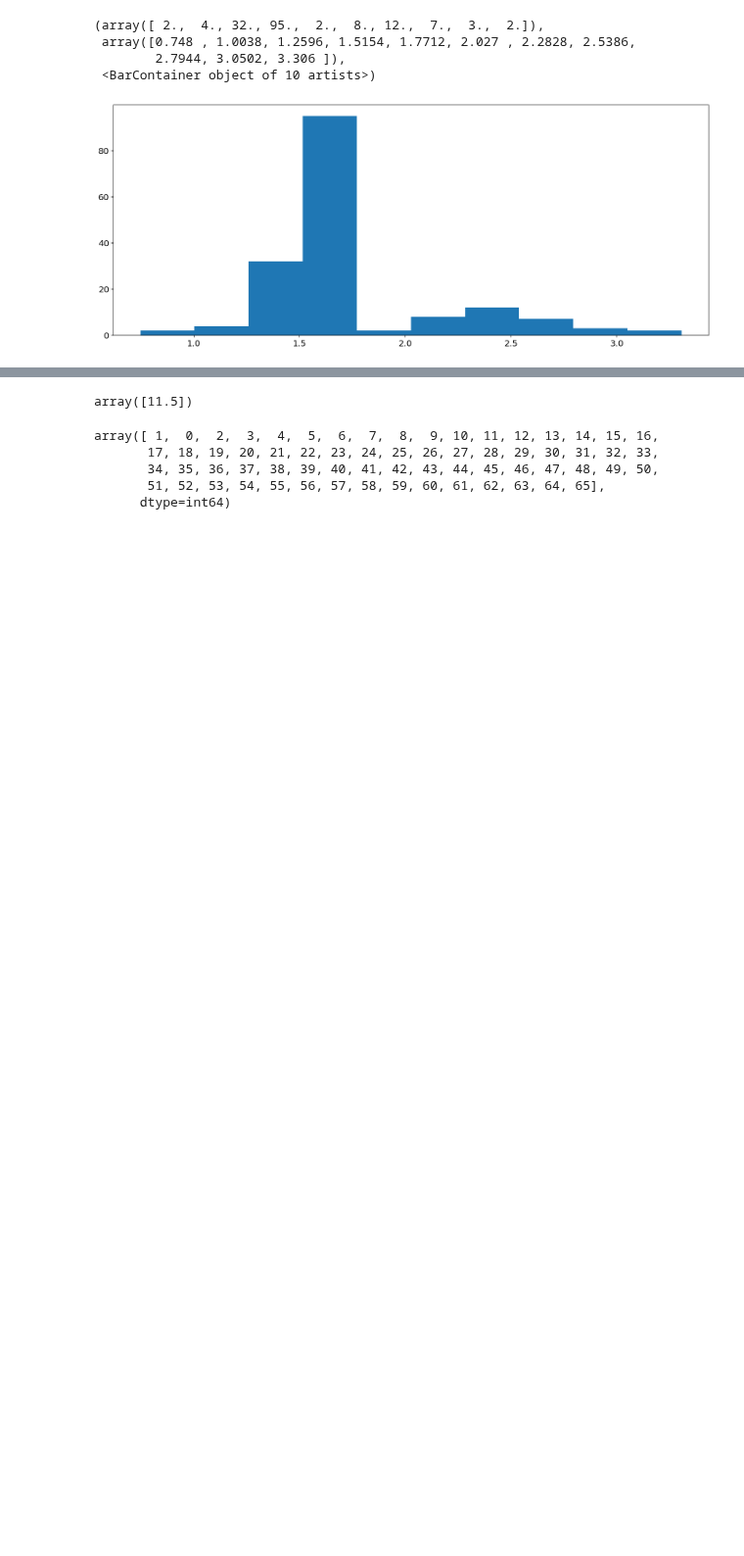
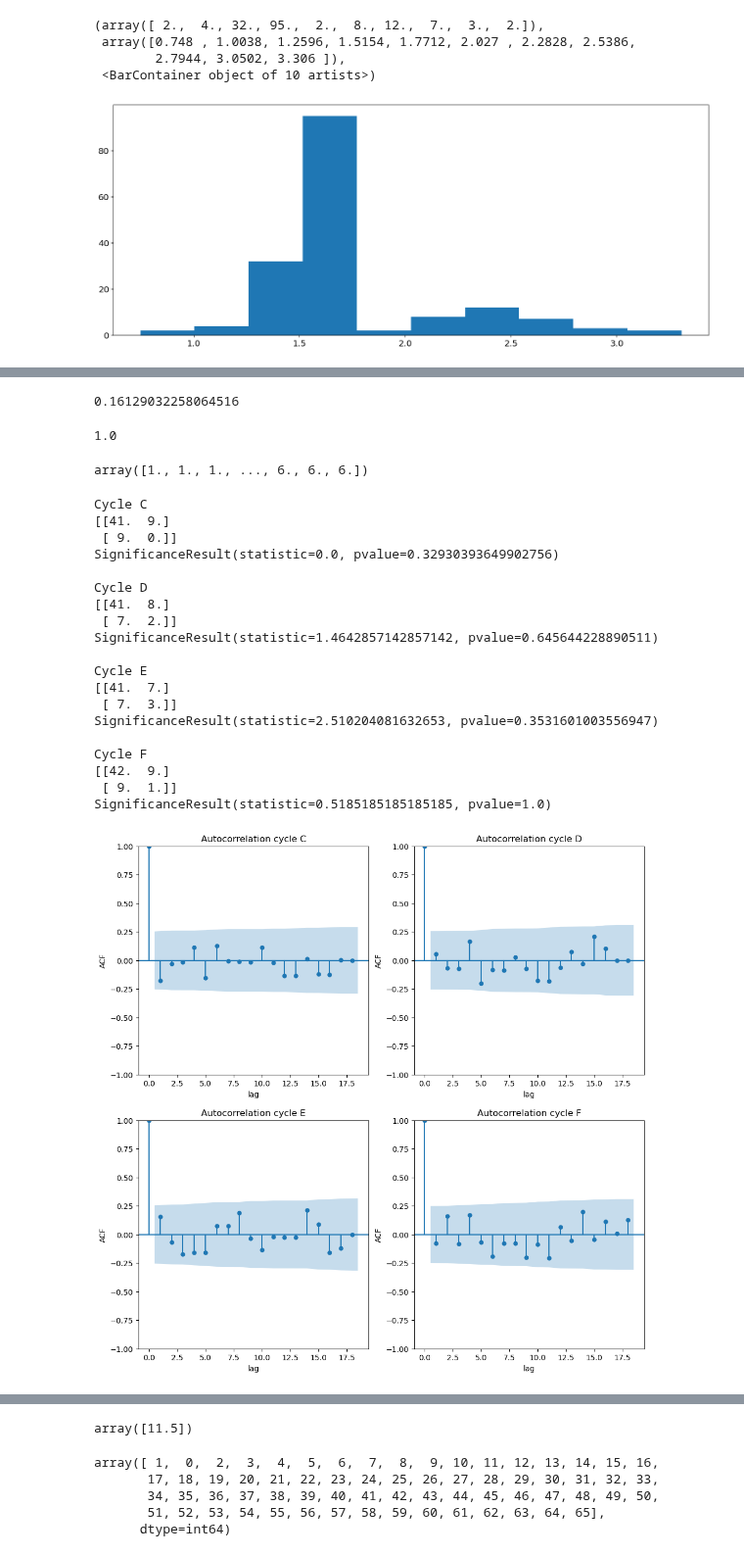
Before and after one commit to jonasbruhub/Analysis-of-Production-flow-systems-with-focus-on-industry, a Jupyter notebook: Simulations and code/Multiple Cycle Data exploration V2.ipynb, the cells around one changed output, grey strips where cells are left out. Shown at 98% size. Saved outputs shown, nothing was run; the diff lists cells and outputs as text; code cells hidden in the pictures; blank space fills up the shorter version.

Commit message:
cleaning done

```diff
--- a/Simulations and code/Multiple Cycle Data exploration V2.ipynb
+++ b/Simulations and code/Multiple Cycle Data exploration V2.ipynb
@@ -350,0 +369,74 @@ for idx, c in enumerate(["A"]):
+# %%
+10/62
+# %% [output]
+0.16129032258064516
+# %%
+X.loc[0].EventFrameID_Reference
+# %% [output]
+1.0
+# %%
+sim_base.EventFrameID_Reference.values
+# %% [output]
+array([1., 1., 1., ..., 6., 6., 6.])
+# %%
+test = []
+
+fig, axs = plt.subplots(2, 2, figsize=(12, 12))
+
+for idx_, c in enumerate(["C","D","E","F"]):
+    print(f"\nCycle {c}")
+    X = sim_base[ (sim_base.Cycle == c) ];
+    isOne = (np.abs(X.EventFrameID_Reference) == 1).values
+
+    cycleStartIndices = np.where((~np.roll(isOne, 1) & isOne))[0]
+    cycleEndIndices = np.where((np.roll(isOne, -1) & ~isOne))[0]
+
+    # Throw away the last bool (always false), as never cleaning after last batch
+    test = np.array([ (X.iloc[t_start:t_slut+1].BatchID == 0).any() for t_start, t_slut in zip(cycleStartIndices, cycleEndIndices)]
+    )[:-1]
+
+    # print(test)
+
+    m = np.zeros((2,2))
+
+    # print(cycleStartIndices)
+    # print(cycleEndIndices)
+
+
+    for idx, i in enumerate(test[:-1]):
+        m[int(i), int(test[idx+1])] += 1
+
+    print(m)
+    # print(f"observed from {m[1,:].sum()}")
+    print(scipy.stats.fisher_exact(m))
+
+    plot_acf(test, ax = axs.flat[idx_])
+    axs.flat[idx_].set_xlabel("lag")
+    axs.flat[idx_].set_ylabel("ACF")
+    axs.flat[idx_].set_title(f"Autocorrelation cycle {c}")
+    # sm.graphics.tsa.plot_acf(test, ax = axs.flat[idx_])
+
+    # plt.title(f"Autocorrelation cycle {c}")
+    # plt.xlabel("lag")
+    # plt.ylabel("ACF")
+# %% [output]
+Cycle C
+[[41.  9.]
+ [ 9.  0.]]
+SignificanceResult(statistic=0.0, pvalue=0.32930393649902756)
+
+Cycle D
+[[41.  8.]
+ [ 7.  2.]]
+SignificanceResult(statistic=1.4642857142857142, pvalue=0.645644228890511)
+
+Cycle E
+[[41.  7.]
+ [ 7.  3.]]
+SignificanceResult(statistic=2.510204081632653, pvalue=0.3531601003556947)
+
+Cycle F
+[[42.  9.]
+ [ 9.  1.]]
+SignificanceResult(statistic=0.5185185185185185, pvalue=1.0)
+[figure, added]
```
Also changed, not shown: parts of 19 cells of this notebook, 20 other files.
